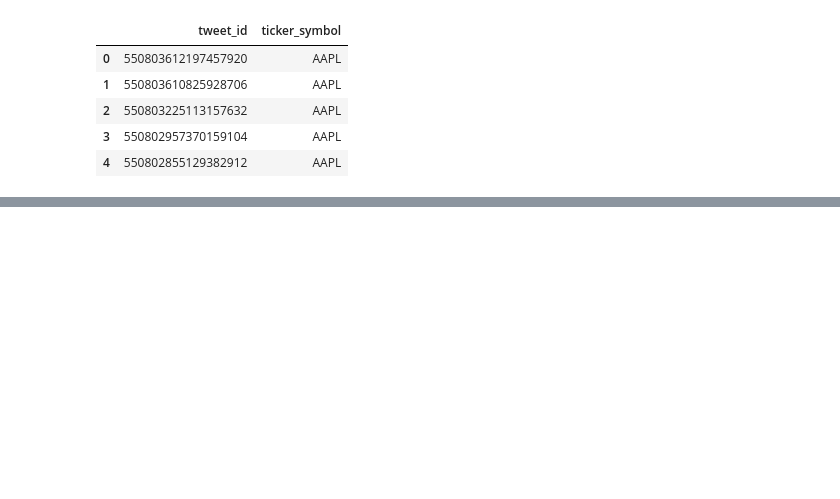
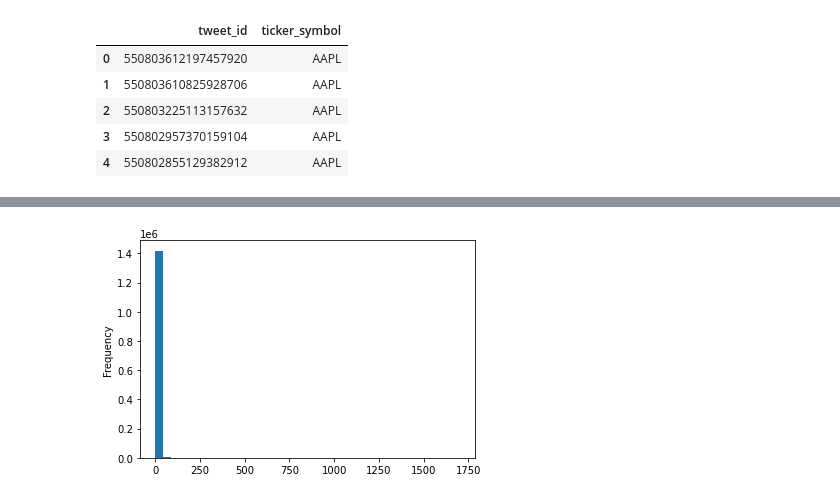
Before and after one commit to francestang1117/Sentiment-Analysis-of-Apple-company, a Jupyter notebook: code.ipynb, the cells around one changed output, grey strips where cells are left out. Cells and saved outputs as stored; diff of their text form; code cells hidden in the pictures; blank space fills up the shorter version.

```diff
--- a/code.ipynb
+++ b/code.ipynb
@@ -66,0 +185,7 @@ import re
+# %%
+tweet_test = tweet_cy.copy()
+tweet_test['popularity'] = tweet_test['comment_num'] + tweet_test['retweet_num'] + tweet_test['like_num']
+tweet_test.popularity.plot(kind = 'hist', bins = 40)
+plt.show()
+# %% [output]
+[figure, added]
```
Also changed, not shown: parts of 41 cells of this notebook.
